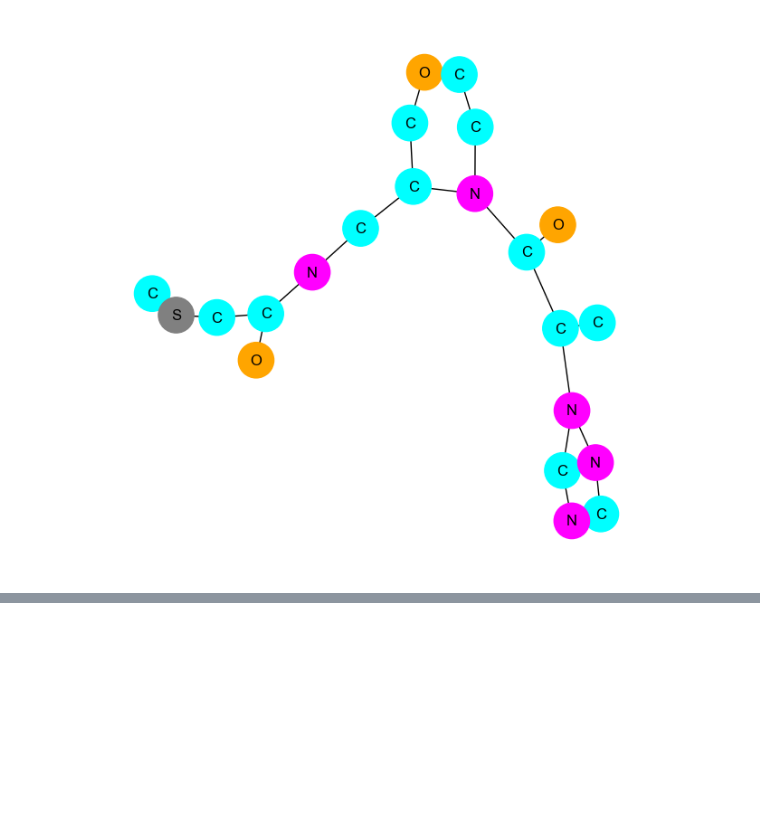
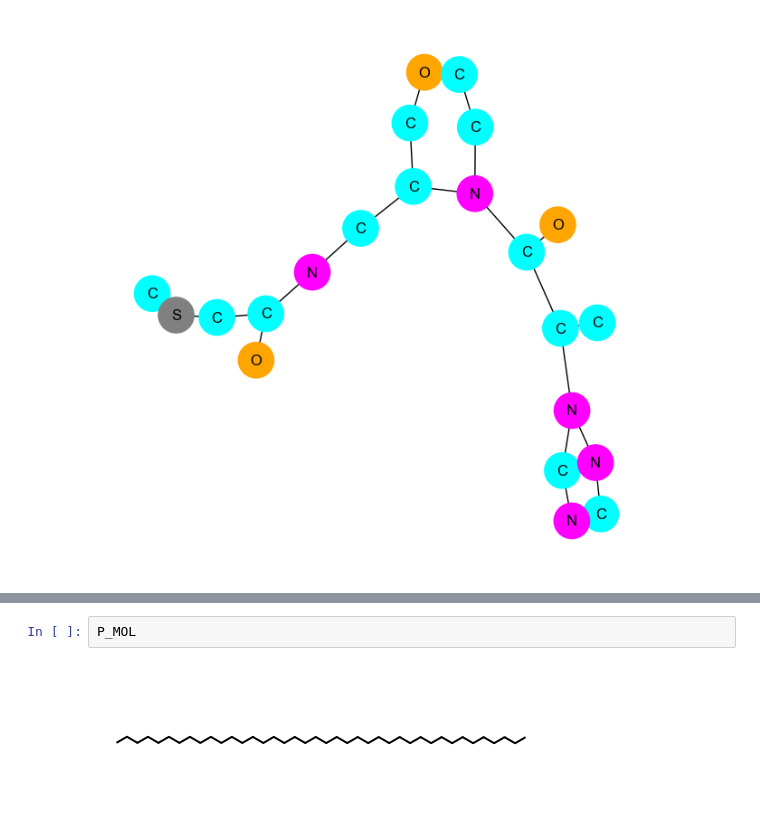
Before and after one commit to zjurillpolymer/UniPolyAI4S, a Jupyter notebook: polymer_1.ipynb, the cells around one changed output, grey strips where cells are left out. Saved outputs shown, nothing was run; the diff lists cells and outputs as text; blank space fills up the shorter version.

```diff
--- a/polymer_1.ipynb
+++ b/polymer_1.ipynb
@@ -172,0 +185,4 @@ graph_repr = networkx_graph_verbose(zinc15_raw_data)
+# %%
+P_MOL
+# %% [output]
+[figure, added]
```
Also changed, not shown: parts of 6 cells of this notebook.
